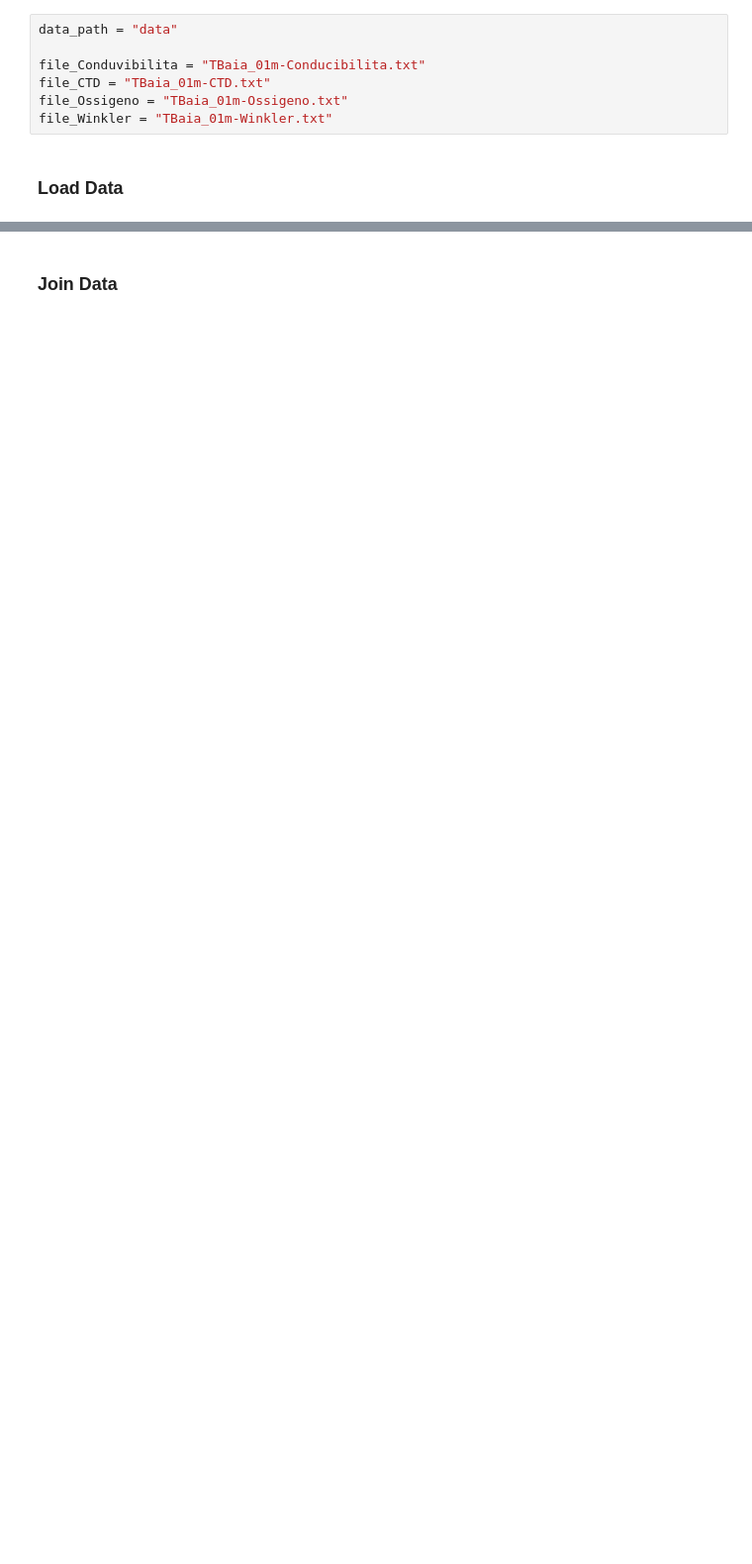
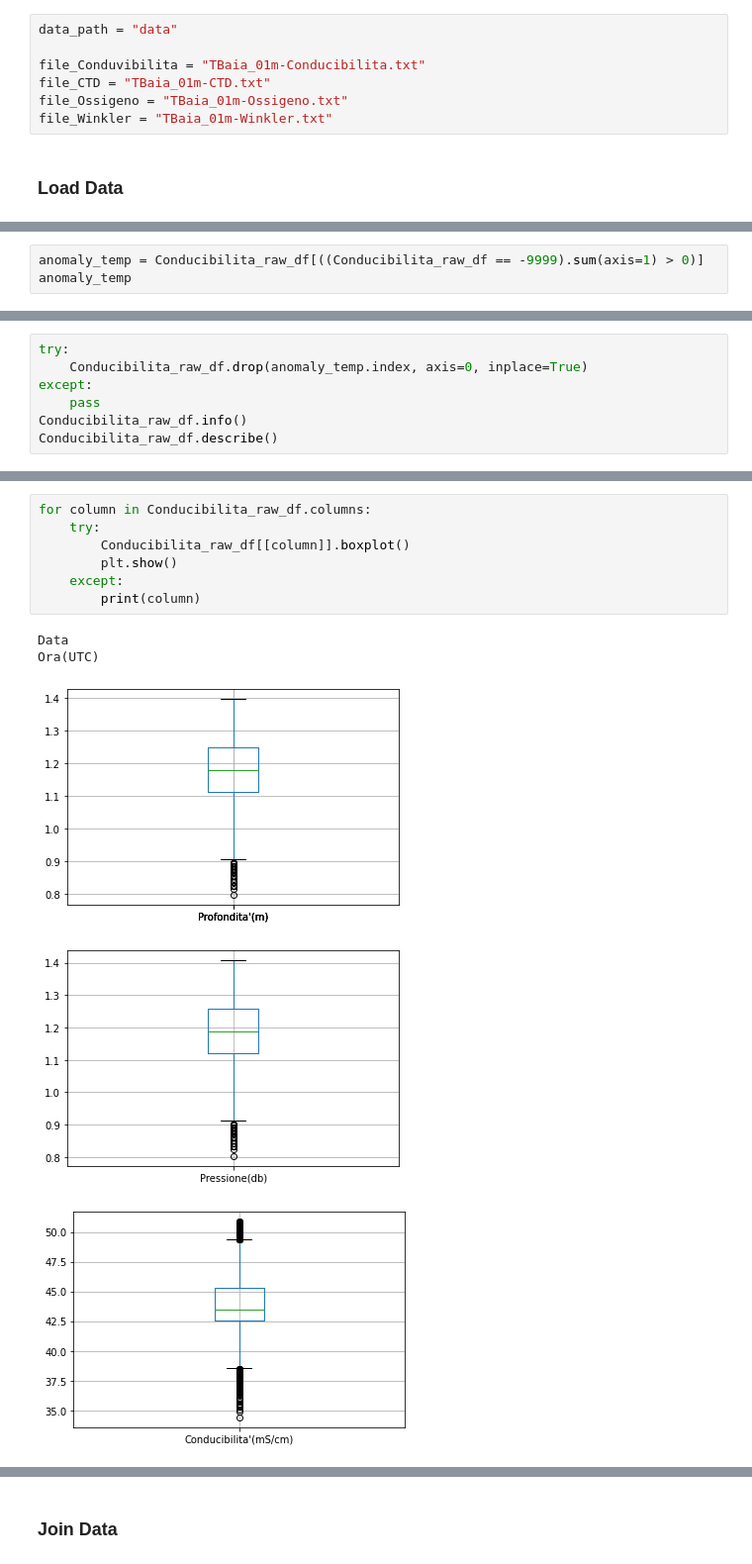
Before and after one commit to Multifaceted/Marine, a Jupyter notebook: explore.ipynb, the cells around one changed output, grey strips where cells are left out. Shown at 99% size. Cells and saved outputs as stored; diff of their text form; blank space fills up the shorter version.

Commit message:
add plots

```diff
--- a/explore.ipynb
+++ b/explore.ipynb
@@ -140,0 +102,3 @@ memory usage: 968.0+ bytes
+# %%
+anomaly_temp = Conducibilita_raw_df[((Conducibilita_raw_df == -9999).sum(axis=1) > 0)]
+anomaly_temp
@@ -140,0 +108,7 @@ memory usage: 968.0+ bytes
+# %%
+try:
+    Conducibilita_raw_df.drop(anomaly_temp.index, axis=0, inplace=True)
+except:
+    pass
+Conducibilita_raw_df.info()
+Conducibilita_raw_df.describe()
@@ -140,0 +144,13 @@ memory usage: 968.0+ bytes
+# %%
+for column in Conducibilita_raw_df.columns:
+    try:
+        Conducibilita_raw_df[[column]].boxplot()
+        plt.show()
+    except:
+        print(column)
+# %% [output]
+Data
+Ora(UTC)
+[figure, added]
+[figure, added]
+[figure, added]
```
Also changed, not shown: parts of 43 cells of this notebook.
